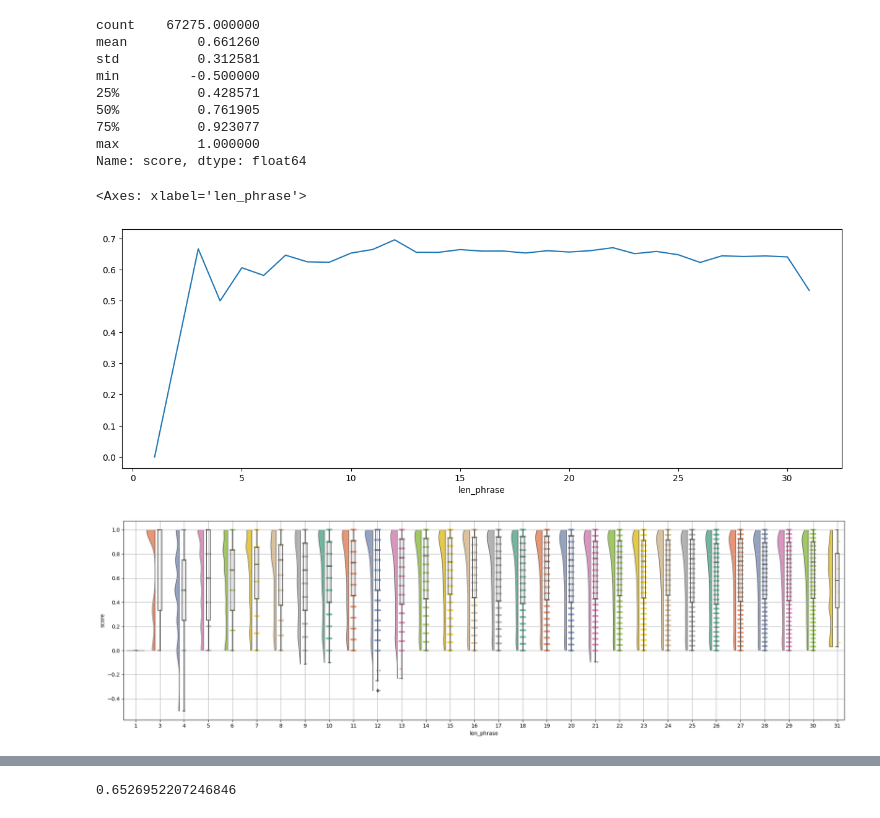
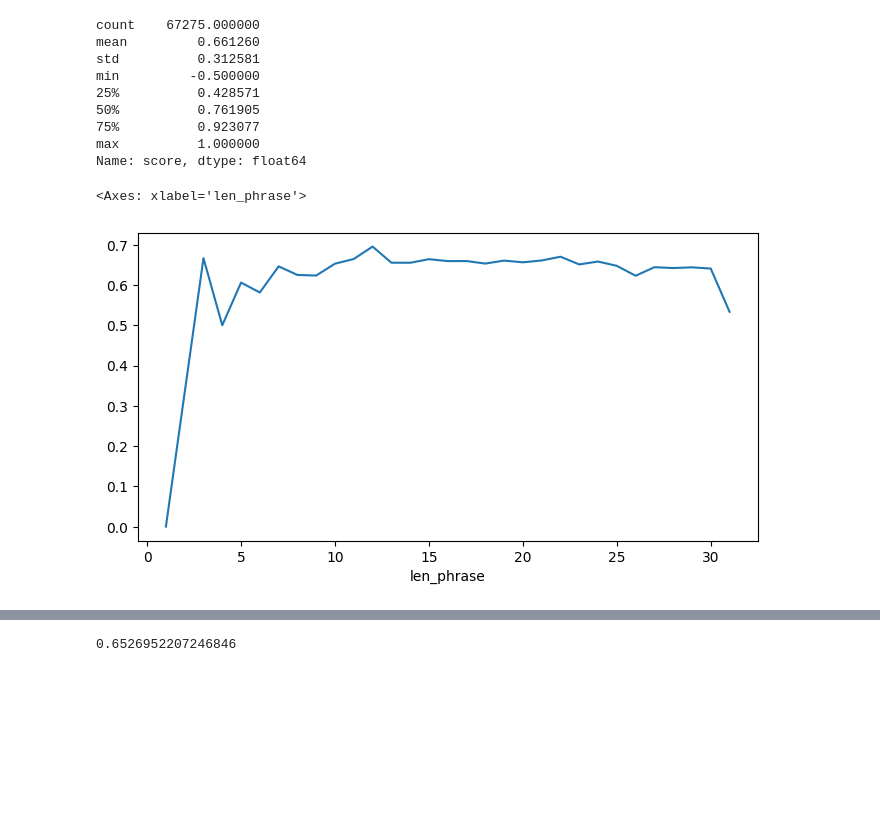
Before and after one commit to Luka-Magic/kaggle_asl2, a Jupyter notebook: exp/exp0007/check_oof.ipynb, the cells around one changed output, grey strips where cells are left out. Drawn from its saved outputs; the diff is of its cells as text; code cells hidden in the pictures; blank space fills up the shorter version.

```diff
--- a/exp/exp0007/check_oof.ipynb
+++ b/exp/exp0007/check_oof.ipynb
@@ -49,18 +49,10 @@ max          1.000000
 Name: score, dtype: float64
 # %%
 # targetの長さとscoreの関係
-oof_df.groupby('len_phrase')['score'].mean().plot(figsize=(15, 5))
+oof_df.groupby('len_phrase')['score'].mean().plot(figsize=(8, 4))
 # %% [output]
 <Axes: xlabel='len_phrase'>
-[figure, old version]
+[figure, new version]
-# %%
-fig, ax = plt.subplots(figsize=(20, 6))
-RainCloud(data=oof_df, x="len_phrase", y="score", ax=ax)
-
-fig.tight_layout()
-ax.grid()
-# %% [output]
-[figure, removed]
 # %%
 fig, ax = plt.subplots(figsize=(8, 6))
 ax.scatter(oof_df['n_frames_hand'], oof_df['len_pred'], alpha=0.1)
```
Also changed, not shown: parts of 5 cells of this notebook, 1 other file.
